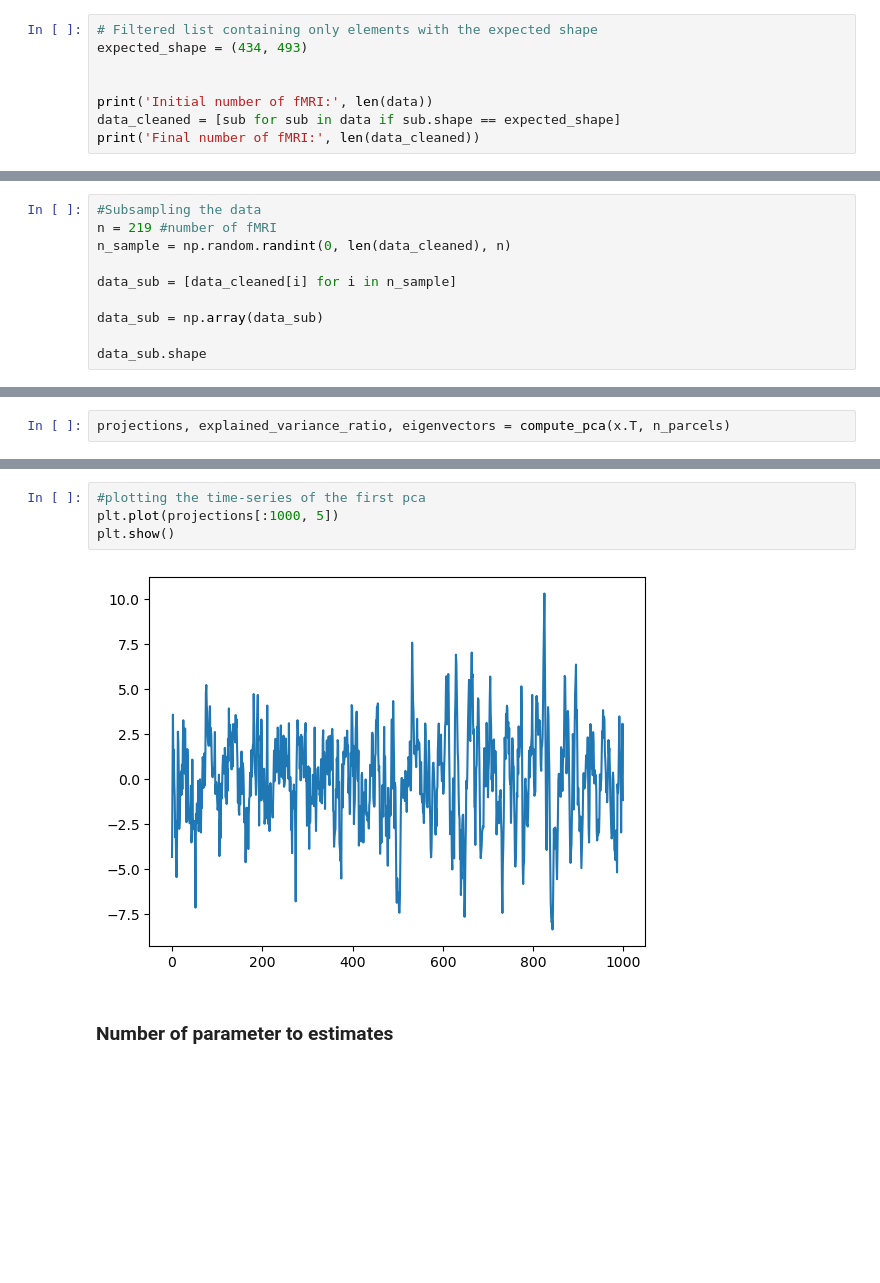
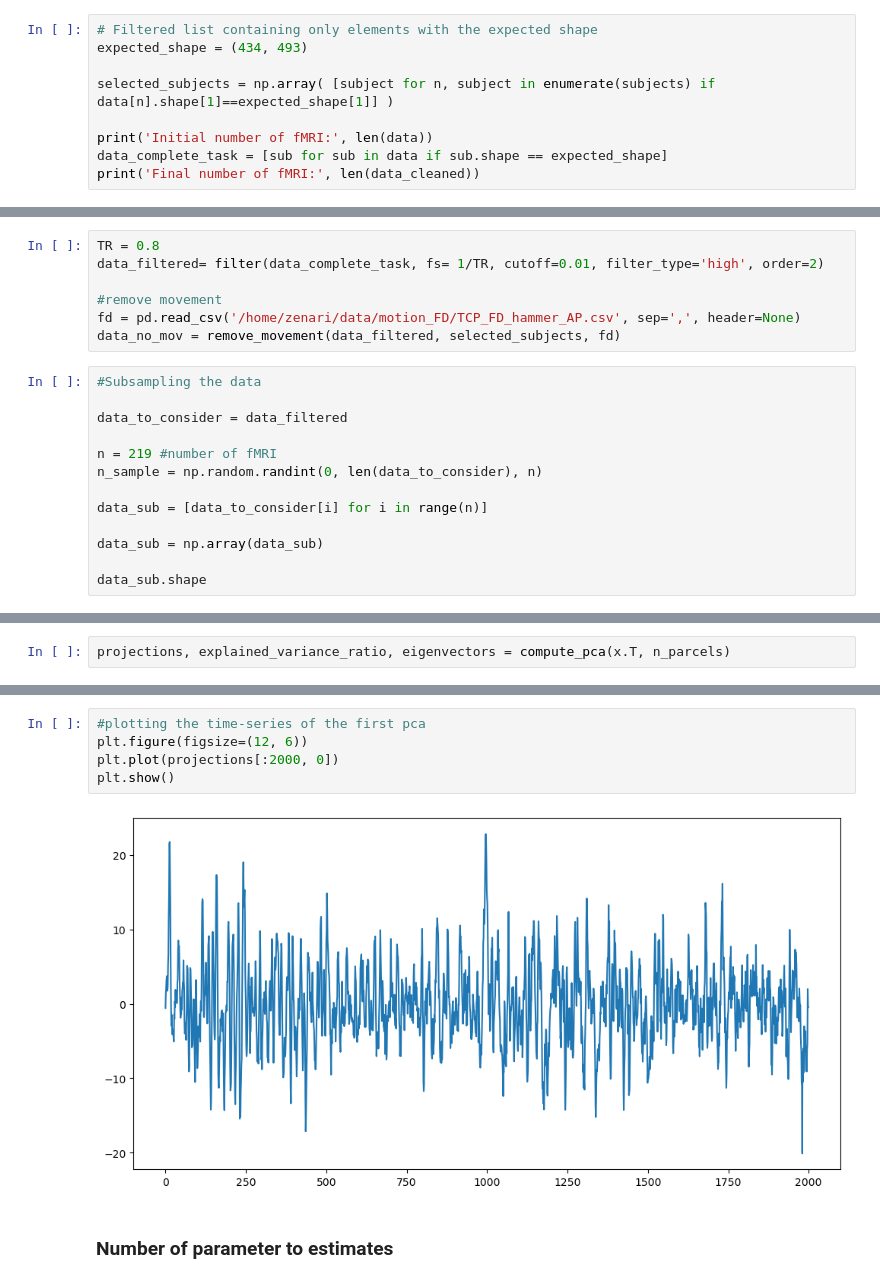
Before and after one commit to MarcoZenari/brainhackRome2025, a Jupyter notebook: hmm_fit.ipynb, the cells around one changed output, grey strips where cells are left out. Cells and saved outputs as stored; diff of their text form; blank space fills up the shorter version.

Commit message:
implements processing of data, categorization of subjects and starts model selection

```diff
--- a/hmm_fit.ipynb
+++ b/hmm_fit.ipynb
@@ -134,19 +248,30 @@ Shape of example fMRI: (434, 493)
 # Filtered list containing only elements with the expected shape
 expected_shape = (434, 493)
 
+selected_subjects = np.array( [subject for n, subject in enumerate(subjects) if data[n].shape[1]==expected_shape[1]] )
 
 print('Initial number of fMRI:', len(data))
-data_cleaned = [sub for sub in data if sub.shape == expected_shape]
+data_complete_task = [sub for sub in data if sub.shape == expected_shape]
 print('Final number of fMRI:', len(data_cleaned))
 # %% [output]
 Initial number of fMRI: 226
 Final number of fMRI: 219
+# %%
+TR = 0.8
+data_filtered= filter(data_complete_task, fs= 1/TR, cutoff=0.01, filter_type='high', order=2)
+
+#remove movement
+fd = pd.read_csv('/home/zenari/data/motion_FD/TCP_FD_hammer_AP.csv', sep=',', header=None)
+data_no_mov = remove_movement(data_filtered, selected_subjects, fd)
 # %%
 #Subsampling the data
+
+data_to_consider = data_filtered
+
 n = 219 #number of fMRI
-n_sample = np.random.randint(0, len(data_cleaned), n)
+n_sample = np.random.randint(0, len(data_to_consider), n)
 
-data_sub = [data_cleaned[i] for i in n_sample]
+data_sub = [data_to_consider[i] for i in range(n)]
 
 data_sub = np.array(data_sub)
 
@@ -213,9 +387,10 @@ plt.show()
 # %%
 #plotting the time-series of the first pca
-plt.plot(projections[:1000, 5])
+plt.figure(figsize=(12, 6))
+plt.plot(projections[:2000, 0])
 plt.show()
 # %% [output]
-[figure, old version]
+[figure, new version]
 # %% [markdown]
 ### Number of parameter to estimates
 # %%
```
Also changed, not shown: parts of 27 cells of this notebook.
